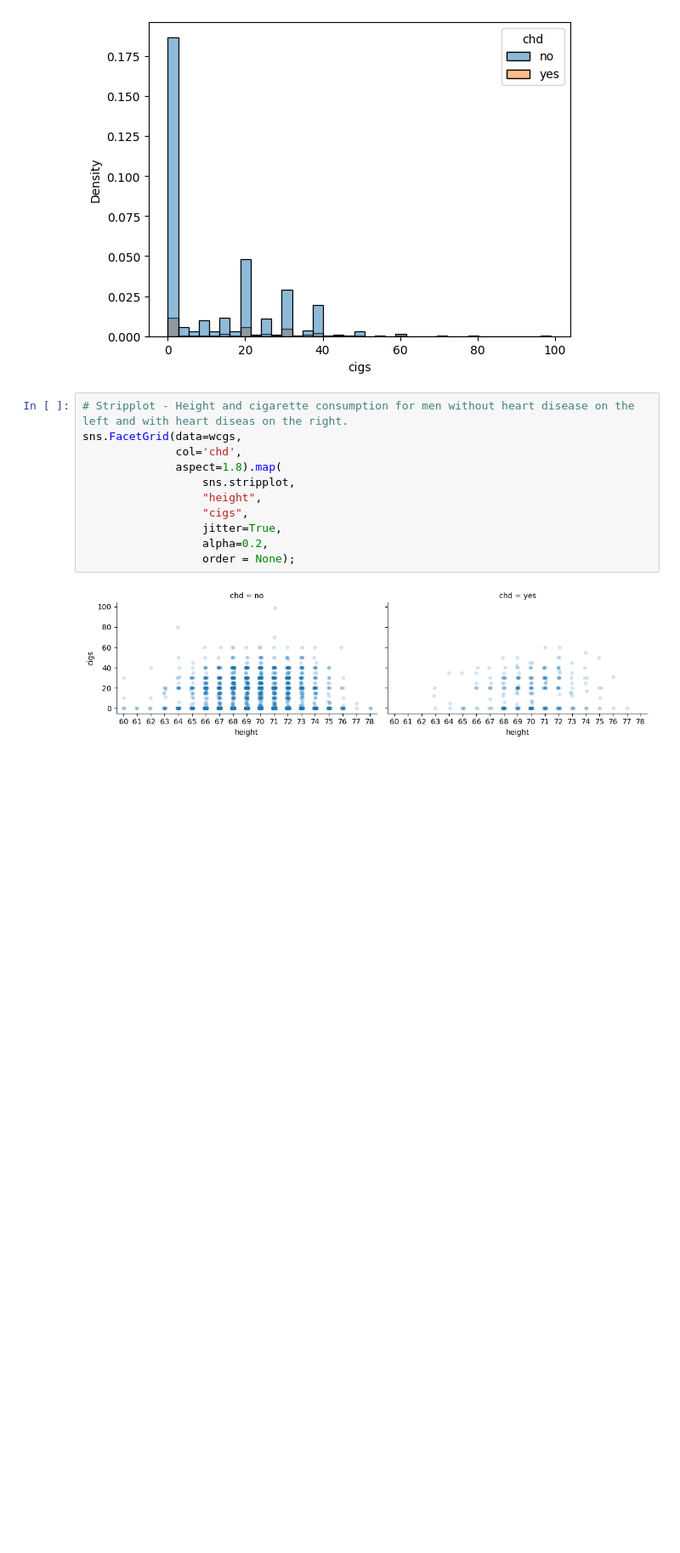
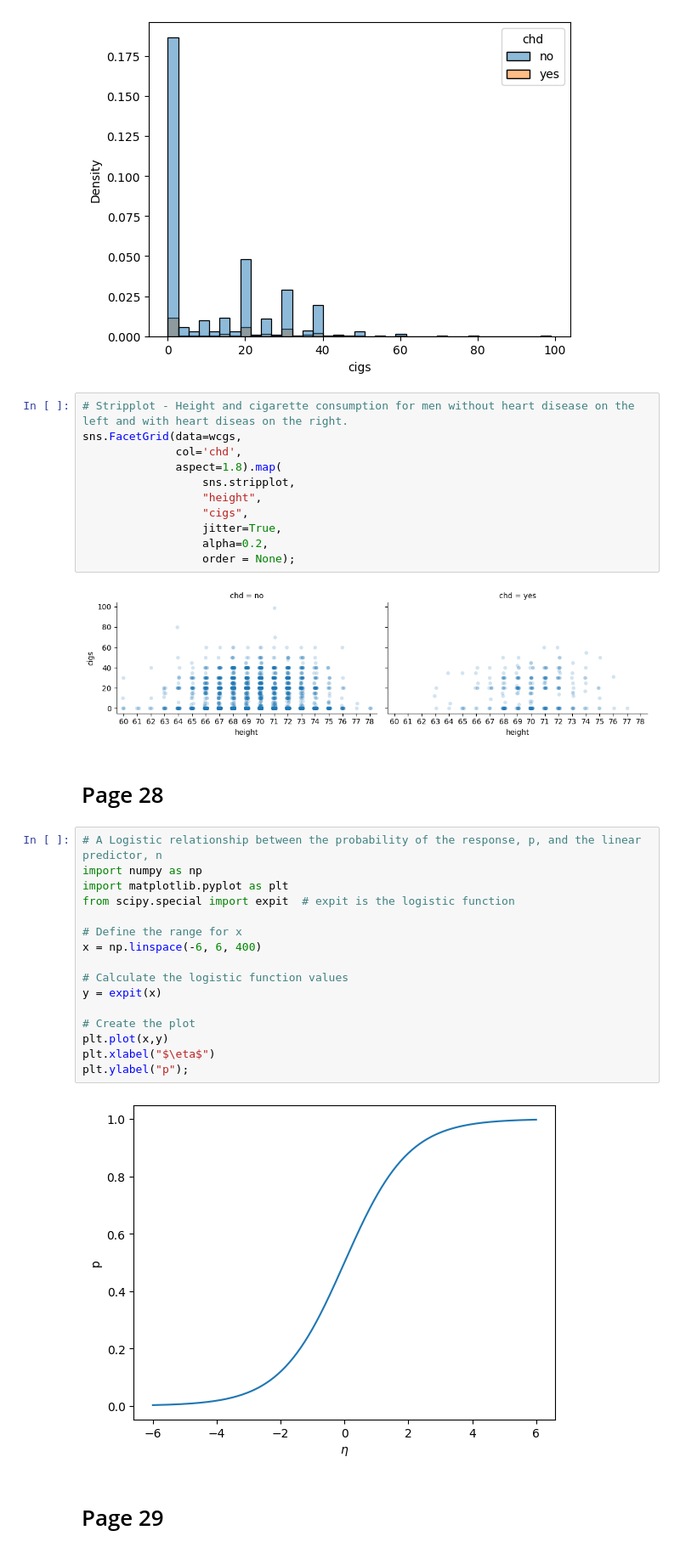
Before and after one commit to percivalphakath/Extending-the-Linear-Model-with-Python, a Jupyter notebook: Chapter2-BinaryResponse.ipynb, the cells around one changed output. Shown at 85% size. Saved outputs shown, nothing was run; the diff lists cells and outputs as text; blank space fills up the shorter version.

```diff
--- a/Chapter2-BinaryResponse.ipynb
+++ b/Chapter2-BinaryResponse.ipynb
@@ -88,3 +88,25 @@ sns.FacetGrid(data=wcgs,
                   order = None);
 # %% [output]
 [figure]
+# %% [markdown]
+<h1>Page 28 </h1>
+# %%
+# A Logistic relationship between the probability of the response, p, and the linear predictor, n
+import numpy as np
+import matplotlib.pyplot as plt
+from scipy.special import expit  # expit is the logistic function
+
+# Define the range for x
+x = np.linspace(-6, 6, 400)
+
+# Calculate the logistic function values
+y = expit(x)
+
+# Create the plot
+plt.plot(x,y)
+plt.xlabel("$\eta$")
+plt.ylabel("p");
+# %% [output]
+[figure, added]
+# %% [markdown]
+<h1>Page 29 </h1>
```
Also changed, not shown: parts of 8 cells of this notebook.
